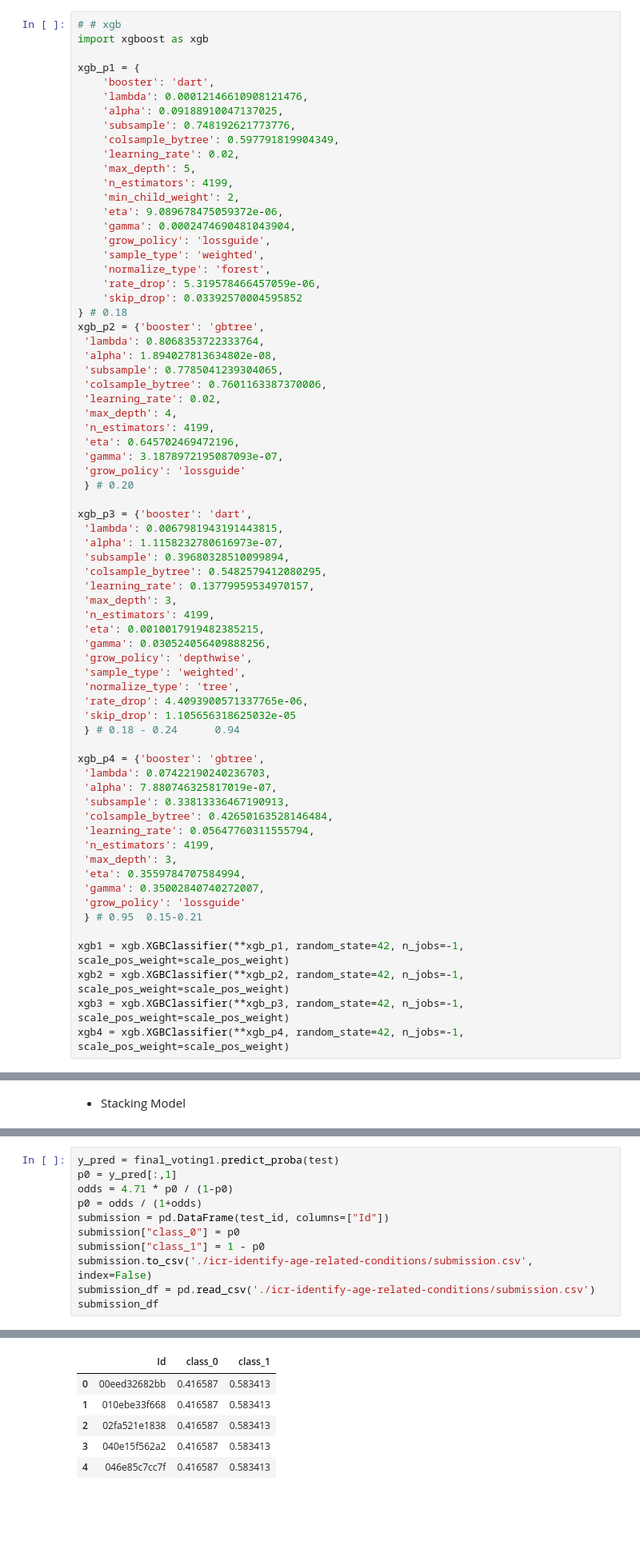
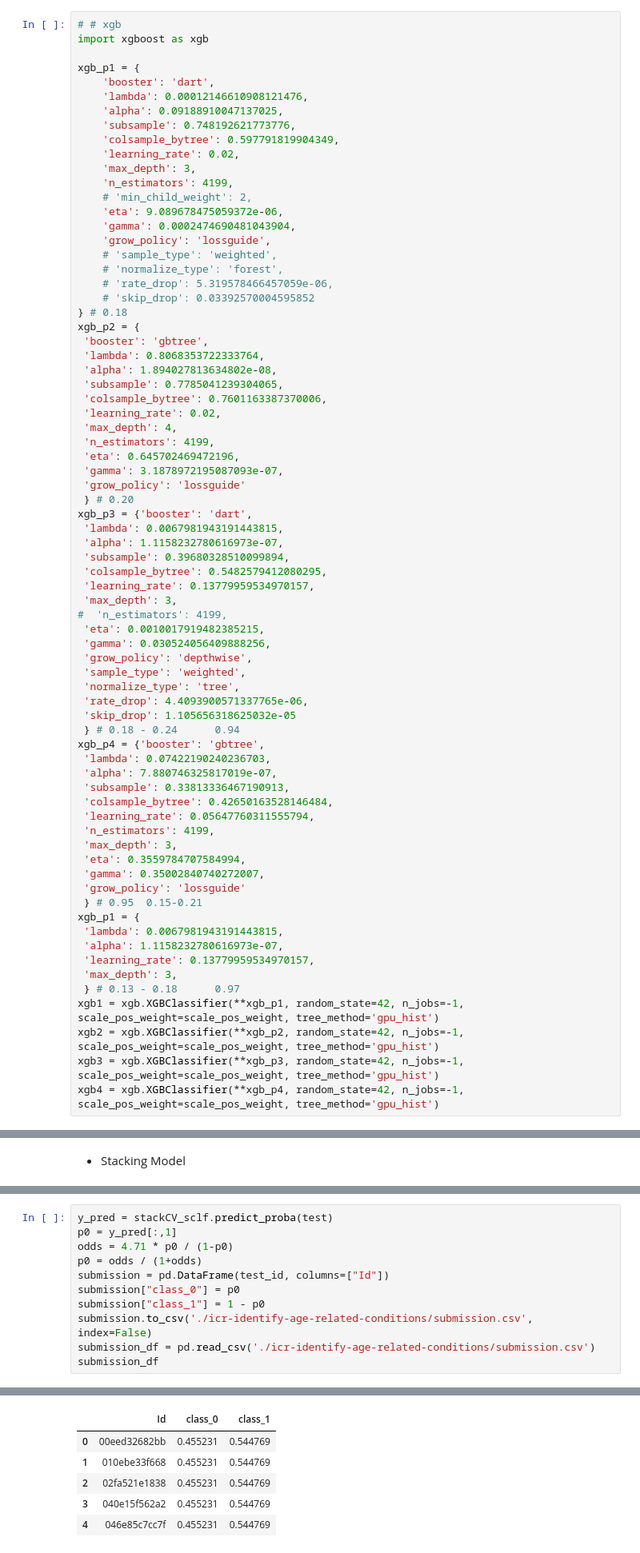
Before and after one commit to CyberPunkYu/Kaggle_ICR, a Jupyter notebook: stacking.ipynb, the cells around one changed output, grey strips where cells are left out. Shown: that part at 80% size. Drawn from its saved outputs; the diff is of its cells as text; blank space fills up the shorter version.

```diff
--- a/stacking.ipynb
+++ b/stacking.ipynb
@@ -147,18 +190,19 @@ xgb_p1 = {
     'subsample': 0.748192621773776,
     'colsample_bytree': 0.597791819904349,
     'learning_rate': 0.02,
-    'max_depth': 5,
+    'max_depth': 3,
     'n_estimators': 4199,
-    'min_child_weight': 2,
+    # 'min_child_weight': 2,
     'eta': 9.089678475059372e-06,
     'gamma': 0.0002474690481043904,
     'grow_policy': 'lossguide',
-    'sample_type': 'weighted',
-    'normalize_type': 'forest',
-    'rate_drop': 5.319578466457059e-06,
-    'skip_drop': 0.03392570004595852
+    # 'sample_type': 'weighted',
+    # 'normalize_type': 'forest',
+    # 'rate_drop': 5.319578466457059e-06,
+    # 'skip_drop': 0.03392570004595852
 } # 0.18
-xgb_p2 = {'booster': 'gbtree',
+xgb_p2 = {
+ 'booster': 'gbtree',
  'lambda': 0.8068353722333764,
  'alpha': 1.894027813634802e-08,
  'subsample': 0.7785041239304065,
@@ -170,7 +214,6 @@ xgb_p2 = {'booster': 'gbtree',
  'gamma': 3.1878972195087093e-07,
  'grow_policy': 'lossguide'
  } # 0.20
-
 xgb_p3 = {'booster': 'dart',
  'lambda': 0.0067981943191443815,
  'alpha': 1.1158232780616973e-07,
@@ -178,7 +221,7 @@ xgb_p3 = {'booster': 'dart',
  'colsample_bytree': 0.5482579412080295,
  'learning_rate': 0.13779959534970157,
  'max_depth': 3,
- 'n_estimators': 4199,
+#  'n_estimators': 4199,
  'eta': 0.0010017919482385215,
  'gamma': 0.030524056409888256,
  'grow_policy': 'depthwise',
@@ -187,7 +230,6 @@ xgb_p3 = {'booster': 'dart',
  'rate_drop': 4.4093900571337765e-06,
  'skip_drop': 1.105656318625032e-05
  } # 0.18 - 0.24      0.94
-
 xgb_p4 = {'booster': 'gbtree',
  'lambda': 0.07422190240236703,
  'alpha': 7.880746325817019e-07,
@@ -200,8 +242,13 @@ xgb_p4 = {'booster': 'gbtree',
  'gamma': 0.35002840740272007,
  'grow_policy': 'lossguide'
  } # 0.95  0.15-0.21
-
-xgb1 = xgb.XGBClassifier(**xgb_p1, random_state=42, n_jobs=-1, scale_pos_weight=scale_pos_weight)
-xgb2 = xgb.XGBClassifier(**xgb_p2, random_state=42, n_jobs=-1, scale_pos_weight=scale_pos_weight)
-xgb3 = xgb.XGBClassifier(**xgb_p3, random_state=42, n_jobs=-1, scale_pos_weight=scale_pos_weight)
-xgb4 = xgb.XGBClassifier(**xgb_p4, random_state=42, n_jobs=-1, scale_pos_weight=scale_pos_weight)
+xgb_p1 = {
+ 'lambda': 0.0067981943191443815,
+ 'alpha': 1.1158232780616973e-07,
+ 'learning_rate': 0.13779959534970157,
+ 'max_depth': 3,
+ } # 0.13 - 0.18      0.97
+xgb1 = xgb.XGBClassifier(**xgb_p1, random_state=42, n_jobs=-1, scale_pos_weight=scale_pos_weight, tree_method='gpu_hist')
+xgb2 = xgb.XGBClassifier(**xgb_p2, random_state=42, n_jobs=-1, scale_pos_weight=scale_pos_weight, tree_method='gpu_hist')
+xgb3 = xgb.XGBClassifier(**xgb_p3, random_state=42, n_jobs=-1, scale_pos_weight=scale_pos_weight, tree_method='gpu_hist')
+xgb4 = xgb.XGBClassifier(**xgb_p4, random_state=42, n_jobs=-1, scale_pos_weight=scale_pos_weight, tree_method='gpu_hist')
@@ -352,5 +415,5 @@ ScoreMetric(y_test['Class'], p0)
 # %%
-y_pred = final_voting1.predict_proba(test)
+y_pred = stackCV_sclf.predict_proba(test)
 p0 = y_pred[:,1]
 odds = 4.71 * p0 / (1-p0)
 p0 = odds / (1+odds)
@@ -381,9 +437,9 @@ submission_df
 |  | Id | class_0 | class_1 |
-| 0 | 00eed32682bb | 0.416587 | 0.583413 |
-| 1 | 010ebe33f668 | 0.416587 | 0.583413 |
-| 2 | 02fa521e1838 | 0.416587 | 0.583413 |
-| 3 | 040e15f562a2 | 0.416587 | 0.583413 |
-| 4 | 046e85c7cc7f | 0.416587 | 0.583413 |
+| 0 | 00eed32682bb | 0.455231 | 0.544769 |
+| 1 | 010ebe33f668 | 0.455231 | 0.544769 |
+| 2 | 02fa521e1838 | 0.455231 | 0.544769 |
+| 3 | 040e15f562a2 | 0.455231 | 0.544769 |
+| 4 | 046e85c7cc7f | 0.455231 | 0.544769 |
 # %% [markdown]
 # 正式的KFold交叉验证 + Optuna模型调参
 # %%
```
Also changed, not shown: parts of 8 cells of this notebook, 5 other files.
